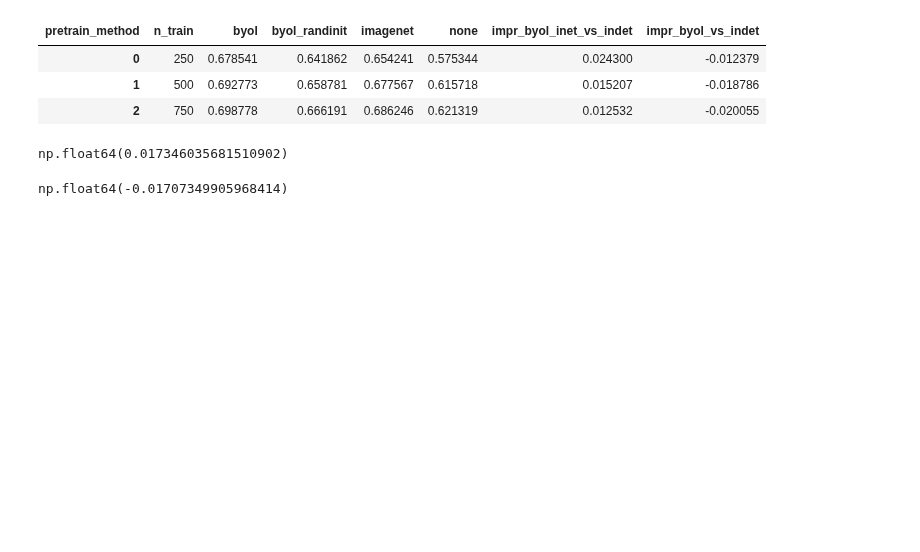
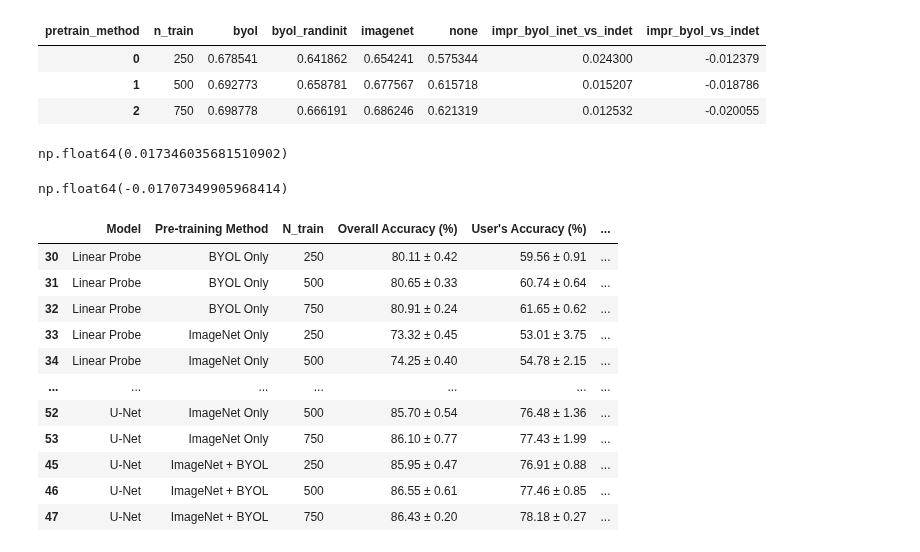
Before and after one commit to DakotaHester/ms-land-cover, a Jupyter notebook: notebooks/pretrain_results_f1.ipynb, the cells around one changed output. Saved outputs shown, nothing was run; the diff lists cells and outputs as text; code cells hidden in the pictures; blank space fills up the shorter version.

```diff
--- a/notebooks/pretrain_results_f1.ipynb
+++ b/notebooks/pretrain_results_f1.ipynb
@@ -1486,0 +1553,98 @@ np.float64(-0.01707349905968414)
+# %%
+agg_metrics_df = metrics_df_new.groupby(['model', 'pretrain_method', 'n_train']).agg(
+    mean_accuracy=('accuracy', 'mean'),
+    std_accuracy=('accuracy', 'std'),
+    mean_user_accuracy=('user_accuracy', 'mean'),
+    std_user_accuracy=('user_accuracy', 'std'),
+    mean_producer_accuracy=('producer_accuracy', 'mean'),
+    std_producer_accuracy=('producer_accuracy', 'std'),
+    mean_f1_score=('f1_score', 'mean'),
+    std_f1_score=('f1_score', 'std'),
+    mean_jaccard=('jaccard', 'mean'),
+    std_jaccard=('jaccard', 'std'),
+    mean_kappa=('kappa', 'mean'),
+    std_kappa=('kappa', 'std'),
+).reset_index()
+
+# now make it pretty:
+agg_metrics_df_formatted = agg_metrics_df.copy()
+for col in agg_metrics_df_formatted.columns:
+    if col.startswith('mean_'):
+        metric_name = col.replace('mean_', '')
+        std_col = 'std_' + metric_name
+        agg_metrics_df_formatted[col] = agg_metrics_df_formatted.apply(
+            lambda row: f"{row[col]*100:.2f} ± {row[std_col]*100:.2f}", axis=1
+        )
+        agg_metrics_df_formatted = agg_metrics_df_formatted.drop(columns=[std_col])
+
+col_name_mapping = {
+    'model': 'Model',
+    'pretrain_method': 'Pre-training Method',
+    'n_train': 'N_train',
+    'mean_accuracy': 'Overall Accuracy (%)',
+    'mean_user_accuracy': "User's Accuracy (%) ",
+    'mean_producer_accuracy': "Producer's Accuracy (%) ",
+    'mean_f1_score': 'F1 Score (%) ',
+    'mean_jaccard': 'IoU (%) ',
+    'mean_kappa': "Cohen's Kappa (%) ",
+}
+agg_metrics_df_formatted = agg_metrics_df_formatted.rename(columns=col_name_mapping)
+
+model_name_mapping = {
+    'attention_unet': 'Attention U-Net',
+    'unet': 'U-Net',
+    'deeplabv3plus': 'DeepLabV3+',
+    'pan': 'PAN',
+    'danet': 'DANet',
+    'upernet': 'UPerNet',
+    'bisenet': 'BiSeNet',
+    'pspnet': 'PSPNet',
+    'linear_probe': 'Linear Probe',
+    'fcn': 'FCN',
+}
+agg_metrics_df_formatted['Model'] = agg_metrics_df_formatted['Model'].replace(model_name_mapping)
+
+agg_metrics_df_formatted['Pre-training Method'] = agg_metrics_df_formatted['Pre-training Method'].replace({
+    'none': 'No Pre-training',
+    'imagenet': 'ImageNet Only',
+    'byol_randinit': 'BYOL Only',
+    'byol': 'ImageNet + BYOL',
+})
+
+# now set order:
+model_order = [
+    'Linear Probe',
+    'FCN',
+    'PAN',
+    'DeepLabV3+',
+    'UPerNet',
+    'Attention U-Net',
+    'U-Net',
+]
+pretrain_order = [
+    'No Pre-training',
+    'BYOL Only',
+    'ImageNet Only',
+    'ImageNet + BYOL',
+]
+agg_metrics_df_formatted['Model'] = pd.Categorical(agg_metrics_df_formatted['Model'], categories=model_order, ordered=True)
+agg_metrics_df_formatted['Pre-training Method'] = pd.Categorical(agg_metrics_df_formatted['Pre-training Method'], categories=pretrain_order, ordered=True)
+agg_metrics_df_formatted = agg_metrics_df_formatted.sort_values(by=['Model', 'Pre-training Method', 'N_train'])
+
+display(agg_metrics_df_formatted)
+# now set index to Model, Pre-training Method, N_train
+agg_metrics_df_formatted = agg_metrics_df_formatted.set_index(['Model', 'Pre-training Method', 'N_train'])
+agg_metrics_df_formatted.to_csv('../logs/finetune_20250720/aggregated_assessment_metrics.csv')
+# %% [output]
+|  | Model | Pre-training Method | N_train | Overall Accuracy (%) | User's Accuracy (%) | ... |
+| 30 | Linear Probe | BYOL Only | 250 | 80.11 ± 0.42 | 59.56 ± 0.91 | ... |
+| 31 | Linear Probe | BYOL Only | 500 | 80.65 ± 0.33 | 60.74 ± 0.64 | ... |
+| 32 | Linear Probe | BYOL Only | 750 | 80.91 ± 0.24 | 61.65 ± 0.62 | ... |
+| 33 | Linear Probe | ImageNet Only | 250 | 73.32 ± 0.45 | 53.01 ± 3.75 | ... |
+| 34 | Linear Probe | ImageNet Only | 500 | 74.25 ± 0.40 | 54.78 ± 2.15 | ... |
+| ... | ... | ... | ... | ... | ... | ... |
+| 52 | U-Net | ImageNet Only | 500 | 85.70 ± 0.54 | 76.48 ± 1.36 | ... |
+| 53 | U-Net | ImageNet Only | 750 | 86.10 ± 0.77 | 77.43 ± 1.99 | ... |
+| 45 | U-Net | ImageNet + BYOL | 250 | 85.95 ± 0.47 | 76.91 ± 0.88 | ... |
+| 46 | U-Net | ImageNet + BYOL | 500 | 86.55 ± 0.61 | 77.46 ± 0.85 | ... |
+| 47 | U-Net | ImageNet + BYOL | 750 | 86.43 ± 0.20 | 78.18 ± 0.27 | ... |
```
Also changed, not shown: parts of 8 cells of this notebook, 30 other files.
